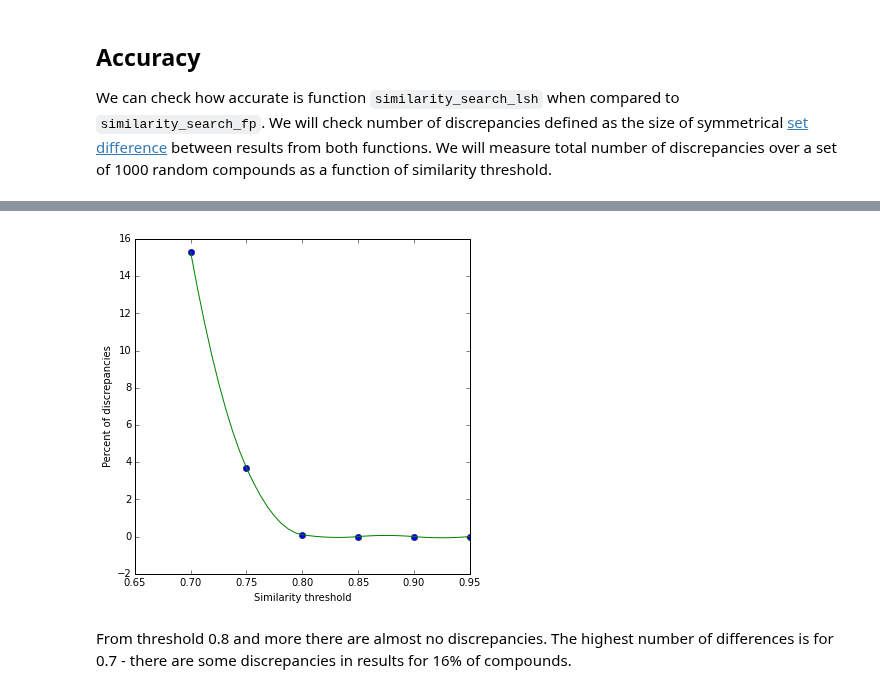
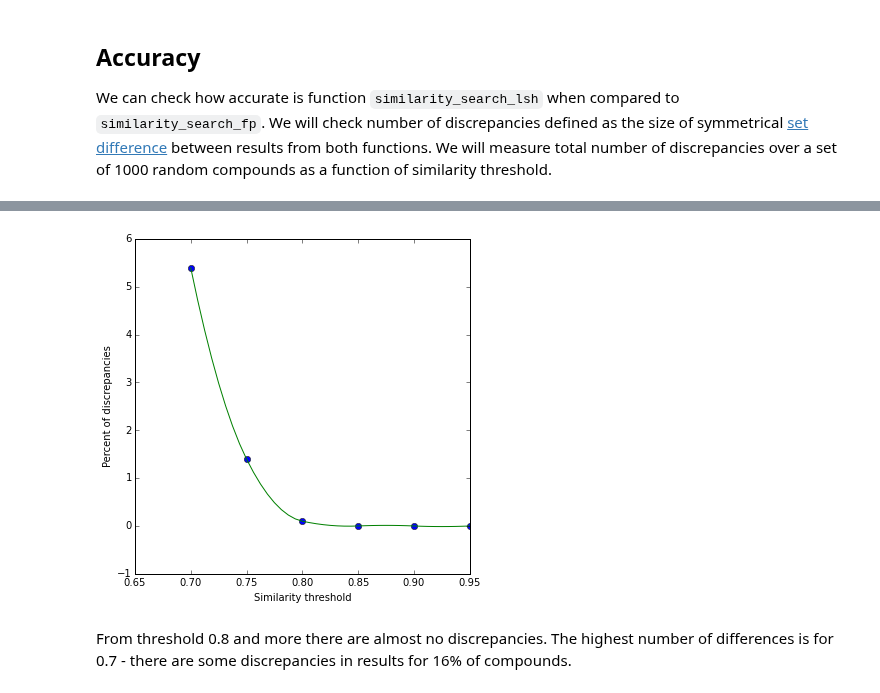
Before and after one commit to chembl/mychembl, a Jupyter notebook: ipython_notebooks/XX_mongoDB_similarity_search.ipynb, the cells around one changed output, grey strips where cells are left out. Drawn from its saved outputs; the diff is of its cells as text; code cells hidden in the pictures.

Commit message:
changing error rates

```diff
--- a/ipython_notebooks/XX_mongoDB_similarity_search.ipynb
+++ b/ipython_notebooks/XX_mongoDB_similarity_search.ipynb
@@ -419,7 +419,7 @@ constructing hash tables...
 # %% [markdown]
 After completing all those preliminary steps we can finally define our new `similarity_search_lsh` function:
 # %%
-#permutations = [p['permutation'] for p in db.permutations.find()]
+permutations = [p['permutation'] for p in db.permutations.find()]
 
 def similarity_search_lsh(smiles, threshold=0.8):
     """Perform a similarity search using aggregation framework."""
@@ -537,17 +537,26 @@ for thresh in [0.7, 0.75, 0.8, 0.85, 0.9, 0.95]: #[0.7, 0.75, 0.8, 0.85, 0.9, 0.
     print 'measuring discrepancies for similarity {0}'.format(thresh)
     sys.stdout.flush()
     rep_discrepancies = []
-    for i in range(repetitions):
+    rep_coherent = []
+    rep_err_compounds = []
+    for i in range(1):
         dis_sum = 0
+        sum_sum = 0
+        err_comp_sum = 0
         for sample in rand_smpl:
             sim_lsh = similarity_search_lsh(sample, thresh)
             sim_fp = similarity_search_fp(sample, thresh)
             lsh_res = set([x[2] for x in sim_lsh if (x and len(x) > 2)]) if sim_lsh else set()
             reg_res = set([x[2] for x in sim_fp if (x and len(x) > 2)]) if sim_fp else set()
             difference = (lsh_res^reg_res)
+            if len(difference):
+                err_comp_sum += 1
             dis_sum += len(difference)
+            sum_sum += len(lsh_res|reg_res)
             discrepancies_details.append((sample, thresh, difference))
         rep_discrepancies.append(dis_sum)
-    discrepancies.append((thresh, np.mean(rep_discrepancies)))
+        rep_coherent.append(sum_sum)
+        rep_err_compounds.append(err_comp_sum)
+    discrepancies.append((thresh, np.mean(rep_discrepancies), np.mean(rep_coherent), np.mean(rep_err_compounds)))
 # %% [output]
 measuring discrepancies for similarity 0.7
@@ -558,16 +585,16 @@ print discrepancies
 # %%
 thresholds = np.array([t[0] for t in reversed(discrepancies)])
-errors = np.array([t[1] / 10.0 for t in reversed(discrepancies)])
+errors = np.array([t[3] / 10.0 for t in reversed(discrepancies)])
 fig = plt.figure()
 fig.set_size_inches(6, 6)
 xnew = np.linspace(thresholds.min(), thresholds.max(), num=41, endpoint=True)
 f2 = interp1d(thresholds, errors, kind='quadratic')
 plt.plot(thresholds, errors, 'o', xnew, f2(xnew), '-')
 plt.ylabel('Percent of discrepancies')
 plt.xlabel('Similarity threshold')
 plt.show()
 # %% [output]
-[figure, old version]
+[figure, new version]
 # %% [markdown]
 From threshold 0.8 and more there are almost no discrepancies. The highest number of differences is for 0.7 - there are some discrepancies in results for 16% of compounds.
 # %% [markdown]
```
Also changed, not shown: parts of 3 cells of this notebook.
